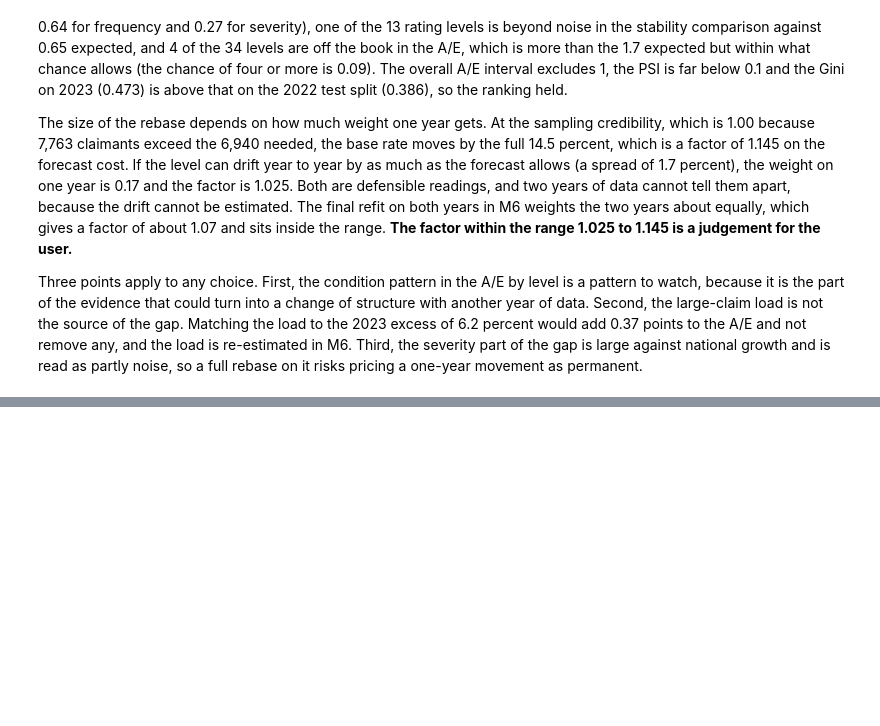
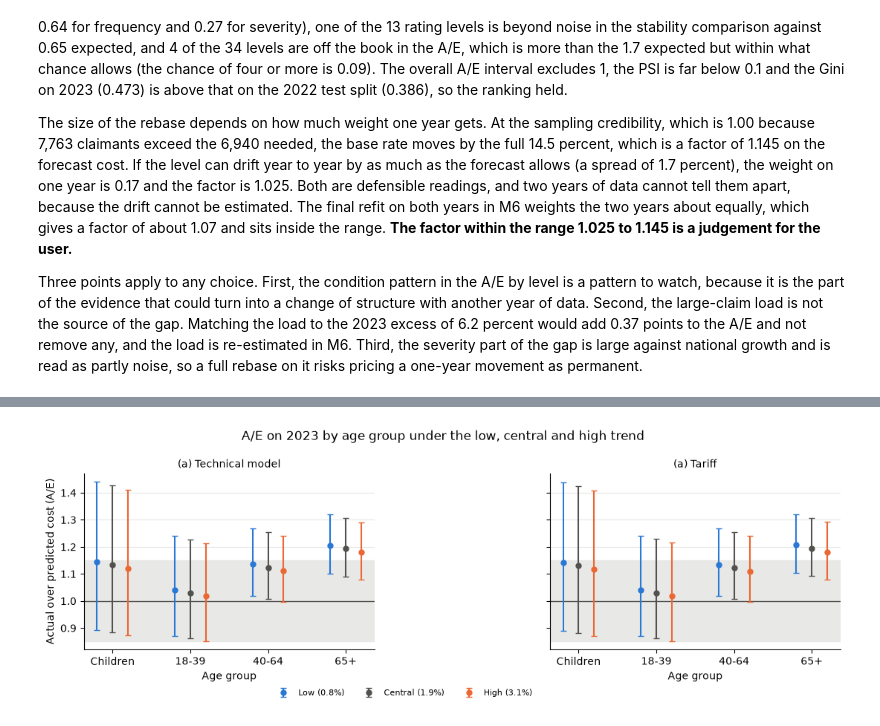
Before and after one commit to asudarmo/health-pricing-meps, a Jupyter notebook: notebooks/04_monitoring.ipynb, the cells around one changed output, grey strips where cells are left out. Cells and saved outputs as stored; diff of their text form; code cells hidden in the pictures; blank space fills up the shorter version.

Commit message:
Low and high forecast-trend sensitivity of A/E and the recalibration rule (#48)
Co-Authored-By: Claude Sonnet 5.5 <noreply@anthropic.com>

```diff
--- a/notebooks/04_monitoring.ipynb
+++ b/notebooks/04_monitoring.ipynb
@@ -1197,0 +1205,8 @@ so a full rebase on it risks pricing a one-year movement as permanent.
+# %%
+from health_pricing.models import sensitivity
+
+scenario_factors = sensitivity.scenario_factors(central)
+trend_overall, trend_ages = sensitivity.trend_sensitivity(frozen, oot, scenario_factors)
+outofsample.save_table(trend_overall, "trend_sensitivity_overall_2023.csv")
+outofsample.save_table(trend_ages, "trend_sensitivity_age_group_2023.csv")
+trend_overall[["scenario", "trend", "model", "a_e", "lower_95", "upper_95"]]
@@ -1197,0 +1239,33 @@ so a full rebase on it risks pricing a one-year movement as permanent.
+# %%
+fig, axes = plt.subplots(1, 2, figsize=(11, 4), sharey=True)
+colours = {"Low": "#2a78d6", "Central": "#52514e", "High": "#eb6834"}
+for ax, name in zip(axes, (outofsample.TECHNICAL, outofsample.TARIFF), strict=True):
+    shown = trend_ages[trend_ages["model"] == name]
+    ax.axhline(1.0, color="#52514e", linewidth=1)
+    ax.axhspan(0.85, 1.15, color="#e8e8e6", zorder=0)
+    for offset, scenario in zip((-0.2, 0.0, 0.2), colours, strict=True):
+        part = shown[shown["scenario"] == scenario].reset_index(drop=True)
+        ax.errorbar(
+            [k + offset for k in range(len(part))],
+            part["a_e"],
+            yerr=[part["a_e"] - part["lower_95"], part["upper_95"] - part["a_e"]],
+            fmt="o",
+            markersize=5,
+            capsize=3,
+            color=colours[scenario],
+            label=f"{scenario} ({part['trend'].iloc[0] - 1:.1%})",
+        )
+    ax.set_xticks(range(len(part)), part["age_group"])
+    ax.set_xlabel("Age group")
+    ax.set_title(name, fontsize=10)
+    ax.grid(axis="y", color="#e8e8e6", linewidth=0.8)
+    for side in ("top", "right"):
+        ax.spines[side].set_visible(False)
+axes[0].set_ylabel("Actual over predicted cost (A/E)")
+axes[0].legend(frameon=False, fontsize=8, loc="upper center", bbox_to_anchor=(1.1, -0.18), ncol=3)
+fig.suptitle("A/E on 2023 by age group under the low, central and high trend")
+plt.tight_layout()
+figures.save_figure(fig, "trend_sensitivity_2023", outofsample.OUTPUT_DIR / "figures")
+plt.show()
+# %% [output]
+[figure, added]
```
Also changed, not shown: parts of 7 cells of this notebook, 7 other files.
